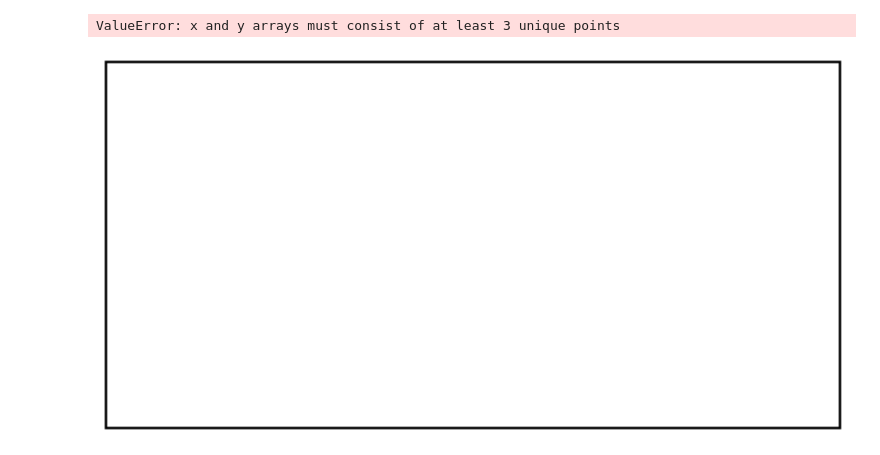
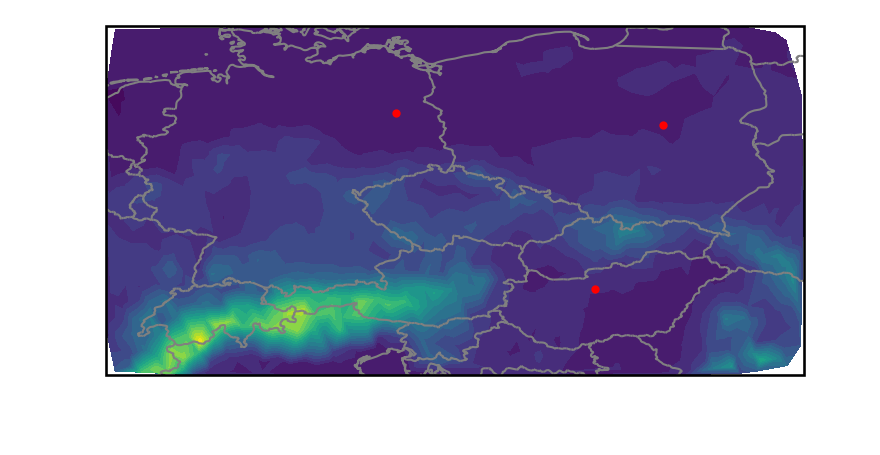
Before and after one commit to maymeret/master_thesis, a Jupyter notebook: topography_map.ipynb, the cells around one changed output. Saved outputs shown, nothing was run; the diff lists cells and outputs as text; code cells hidden in the pictures; blank space fills up the shorter version.

Commit message:
adding cities, improving map

```diff
--- a/topography_map.ipynb
+++ b/topography_map.ipynb
@@ -70,16 +16,36 @@ h    = topo['topography_c']
-# %%
-plt.figure( figsize = (10,10))
-
-# this is our map projection
-ax = plt.axes(projection = ccrs.PlateCarree())
-
-plt.tricontourf( clon, clat, h, levels = 20, cmap = plt.cm.gist_earth, vmin = -800, vmax = 1200.)
-
-# and here we draw country borders
-ax.add_feature(cfeature.BORDERS.with_scale('50m'), linewidth = 2)
-
-
-plt.title( 'ICON DOM01', fontweight = 'bold');
-# %% [output]
-ValueError: x and y arrays must consist of at least 3 unique points
-[figure, removed]
+# %%
+src_data = np.degrees(np.asarray(extpar1["topography_c"]))
+cx = np.degrees(np.asarray(grid1["clon"]))
+cy = np.degrees(np.asarray(grid1["clat"]))
+# %%
+cities_coords = cities.where(
+    (cities['clon'] >= 0.10472) &
+    (cities['clon'] <= 0.418879) &
+    (cities['clat'] >= 0.8030) &
+    (cities['clat'] <= 0.959931),
+    drop=True
+)
+# %%
+cx_city = np.degrees(np.asarray(cities_coords["clon"]))
+cy_city = np.degrees(np.asarray(cities_coords["clat"]))
+# %%
+# Set the limits for Europe
+lon_min, lon_max = 5, 25 # Longitude range for Europe: -10, 40
+lat_min, lat_max = 45, 55  # Latitude range for Europe: 40,50
+
+# Filter data within the specified limits
+mask = (cx >= lon_min) & (cx <= lon_max) & (cy >= lat_min) & (cy <= lat_max)
+cx_europe = cx[mask]
+cy_europe = cy[mask]
+src_data_europe = src_data[mask]
+# %%
+fig = plt.figure(figsize=(9, 9))
+ax  = plt.axes(projection=ccrs.PlateCarree())
+ax.add_feature(cf.BORDERS, edgecolor='grey')
+ax.add_feature(cf.COASTLINE, edgecolor='grey')
+ax.tricontourf(cx_europe, cy_europe, src_data_europe, transform=ccrs.PlateCarree(), levels = 20)
+ax.scatter(cx_city[:3], cy_city[:3], s=20, c='red', alpha=1, transform=ccrs.PlateCarree())
+plt.savefig('../plots_2024/topography_map_ensemble.jpeg', dpi=200)
+plt.show()
+# %% [output]
+[figure, added]
```
Also changed, not shown: parts of 6 cells of this notebook.
